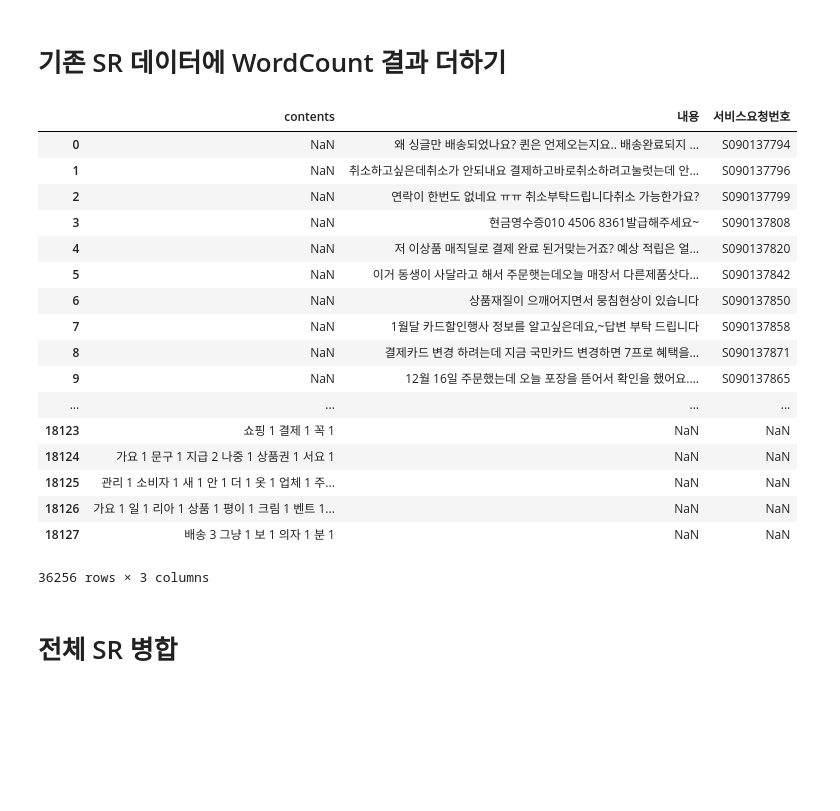
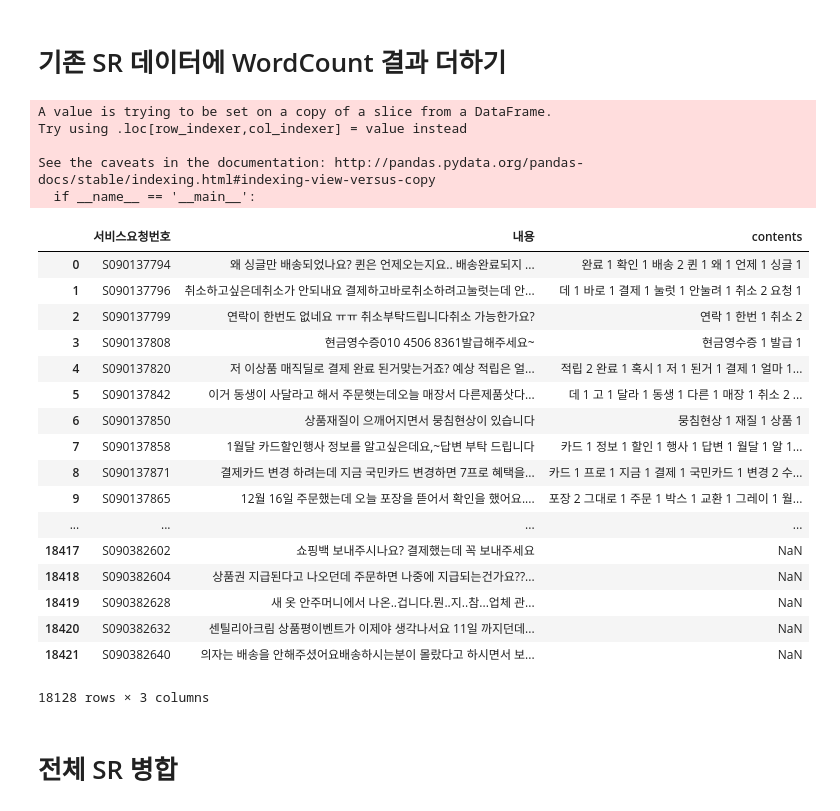
Before and after one commit to neep305/python-data-analysis, a Jupyter notebook: sr_data_analysis.ipynb, the cells around one changed output. Drawn from its saved outputs; the diff is of its cells as text; code cells hidden in the pictures; blank space fills up the shorter version.

Commit message:
modified sr_data_analysis reindex

```diff
--- a/sr_data_analysis.ipynb
+++ b/sr_data_analysis.ipynb
@@ -209,24 +225,32 @@ df1['contents']
 Name: contents, dtype: object
 # %% [markdown]
 # 기존 SR 데이터에 WordCount 결과 더하기
-# %%
-pd.concat([df_sr_filter, df1])
-# %% [output]
-|  | contents | 내용 | 서비스요청번호 |
-| 0 | NaN | 왜 싱글만 배송되었나요? 퀸은 언제오는지요.. 배송완료되지 ... | S090137794 |
-| 1 | NaN | 취소하고싶은데취소가 안되내요 결제하고바로취소하려고눌럿는데 안... | S090137796 |
-| 2 | NaN | 연락이 한번도 없네요 ㅠㅠ 취소부탁드립니다취소 가능한가요? | S090137799 |
-| 3 | NaN | 현금영수증010 4506 8361발급해주세요~ | S090137808 |
-| 4 | NaN | 저 이상품 매직딜로 결제 완료 된거맞는거죠? 예상 적립은 얼... | S090137820 |
-| 5 | NaN | 이거 동생이 사달라고 해서 주문햇는데오늘 매장서 다른제품삿다... | S090137842 |
-| 6 | NaN | 상품재질이 으깨어지면서 뭉침현상이 있습니다 | S090137850 |
-| 7 | NaN | 1월달 카드할인행사 정보를 알고싶은데요,~답변 부탁 드립니다 | S090137858 |
-| 8 | NaN | 결제카드 변경 하려는데 지금 국민카드 변경하면 7프로 혜택을... | S090137871 |
-| 9 | NaN | 12월 16일 주문했는데 오늘 포장을 뜯어서 확인을 했어요.... | S090137865 |
-| ... | ... | ... | ... |
-| 18123 | 쇼핑 1 결제 1 꼭 1 | NaN | NaN |
-| 18124 | 가요 1 문구 1 지급 2 나중 1 상품권 1 서요 1 | NaN | NaN |
-| 18125 | 관리 1 소비자 1 새 1 안 1 더 1 옷 1 업체 1 주... | NaN | NaN |
-| 18126 | 가요 1 일 1 리아 1 상품 1 평이 1 크림 1 벤트 1... | NaN | NaN |
-| 18127 | 배송 3 그냥 1 보 1 의자 1 분 1 | NaN | NaN |
-36256 rows × 3 columns
+# %%
+df_sr_filter['contents'] = df1['contents']
+# %% [output]
+A value is trying to be set on a copy of a slice from a DataFrame.
+Try using .loc[row_indexer,col_indexer] = value instead
+
+See the caveats in the documentation: http://pandas.pydata.org/pandas-docs/stable/indexing.html#indexing-view-versus-copy
+  if __name__ == '__main__':
+# %%
+df_sr_filter
+# %% [output]
+|  | 서비스요청번호 | 내용 | contents |
+| 0 | S090137794 | 왜 싱글만 배송되었나요? 퀸은 언제오는지요.. 배송완료되지 ... | 완료 1 확인 1 배송 2 퀸 1 왜 1 언제 1 싱글 1 |
+| 1 | S090137796 | 취소하고싶은데취소가 안되내요 결제하고바로취소하려고눌럿는데 안... | 데 1 바로 1 결제 1 눌럿 1 안눌려 1 취소 2 요청 1 |
+| 2 | S090137799 | 연락이 한번도 없네요 ㅠㅠ 취소부탁드립니다취소 가능한가요? | 연락 1 한번 1 취소 2 |
+| 3 | S090137808 | 현금영수증010 4506 8361발급해주세요~ | 현금영수증 1 발급 1 |
+| 4 | S090137820 | 저 이상품 매직딜로 결제 완료 된거맞는거죠? 예상 적립은 얼... | 적립 2 완료 1 혹시 1 저 1 된거 1 결제 1 얼마 1... |
+| 5 | S090137842 | 이거 동생이 사달라고 해서 주문햇는데오늘 매장서 다른제품삿다... | 데 1 고 1 달라 1 동생 1 다른 1 매장 1 취소 2 ... |
+| 6 | S090137850 | 상품재질이 으깨어지면서 뭉침현상이 있습니다 | 뭉침현상 1 재질 1 상품 1 |
+| 7 | S090137858 | 1월달 카드할인행사 정보를 알고싶은데요,~답변 부탁 드립니다 | 카드 1 정보 1 할인 1 행사 1 답변 1 월달 1 알 1... |
+| 8 | S090137871 | 결제카드 변경 하려는데 지금 국민카드 변경하면 7프로 혜택을... | 카드 1 프로 1 지금 1 결제 1 국민카드 1 변경 2 수... |
+| 9 | S090137865 | 12월 16일 주문했는데 오늘 포장을 뜯어서 확인을 했어요.... | 포장 2 그대로 1 주문 1 박스 1 교환 1 그레이 1 월... |
+| ... | ... | ... | ... |
+| 18417 | S090382602 | 쇼핑백 보내주시나요? 결제했는데 꼭 보내주세요 | NaN |
+| 18418 | S090382604 | 상품권 지급된다고 나오던데 주문하면 나중에 지급되는건가요??... | NaN |
+| 18419 | S090382628 | 새 옷 안주머니에서 나온..겁니다.뭔..지..참...업체 관... | NaN |
+| 18420 | S090382632 | 센틸리아크림 상품평이벤트가 이제야 생각나서요 11일 까지던데... | NaN |
+| 18421 | S090382640 | 의자는 배송을 안해주셨어요배송하시는분이 몰랐다고 하시면서 보... | NaN |
+18128 rows × 3 columns
```
Also changed, not shown: parts of 3 cells of this notebook.
